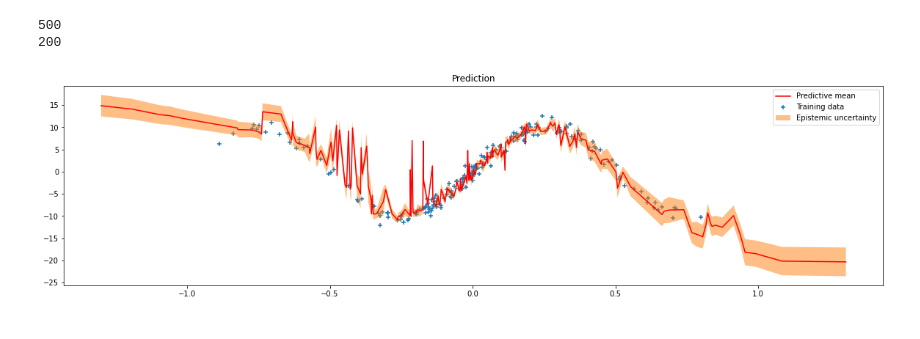
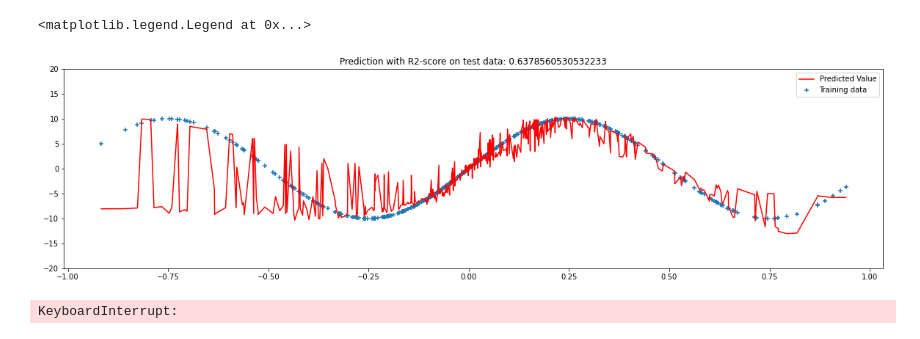
Before and after one commit to Haakooto/CS282_final_project, a Jupyter notebook: code/sinusoid.ipynb, the cells around one changed output. Saved outputs shown, nothing was run; the diff lists cells and outputs as text; code cells hidden in the pictures.

```diff
--- a/code/sinusoid.ipynb
+++ b/code/sinusoid.ipynb
@@ -222,6 +379,26 @@ def plot_pred_uncertainty(X1, X2, Xt1, Xt2, y, X_test, gnet):
+# %%
+y_pred_list = []
+
+y_pred = fnet(X_test).detach().numpy()
+
+# y_preds = np.concatenate(y_pred_list, axis=1)
+
+d = pd.DataFrame((Xt1*Xt2), columns=['X1X2'])
+d['y_pred'] = y_pred
+d['y_true'] = f(d.X1X2, sigma=0.0)
+d.sort_values(by='X1X2', inplace=True)
+
+R2 = 1 - ((d.y_true - d.y_pred) ** 2).sum() / ((d.y_true - d.y_true.mean()) ** 2).sum()
+
+plt.plot(d.X1X2, d.y_pred, 'r-', label='Predicted Value')
+plt.scatter(d.X1X2, d.y_true, marker='+', label='Training data')
+plt.title(f'Prediction with R2-score on test data: {R2}')
+plt.ylim([-20, 20])
+plt.legend()
+# %% [output]
+<matplotlib.legend.Legend at 0x...>
+[figure, added]
 # %%
-plot_pred_uncertainty(X1, X2, Xt1, Xt2, y, X_test, gnet)
+plot_pred_uncertainty(X1, X2, Xt1, Xt2, y, X_test, vnet)
 # %% [output]
-500
-200
+KeyboardInterrupt:
-[figure, removed]
```
Also changed, not shown: parts of 16 cells of this notebook, 15 other files.
